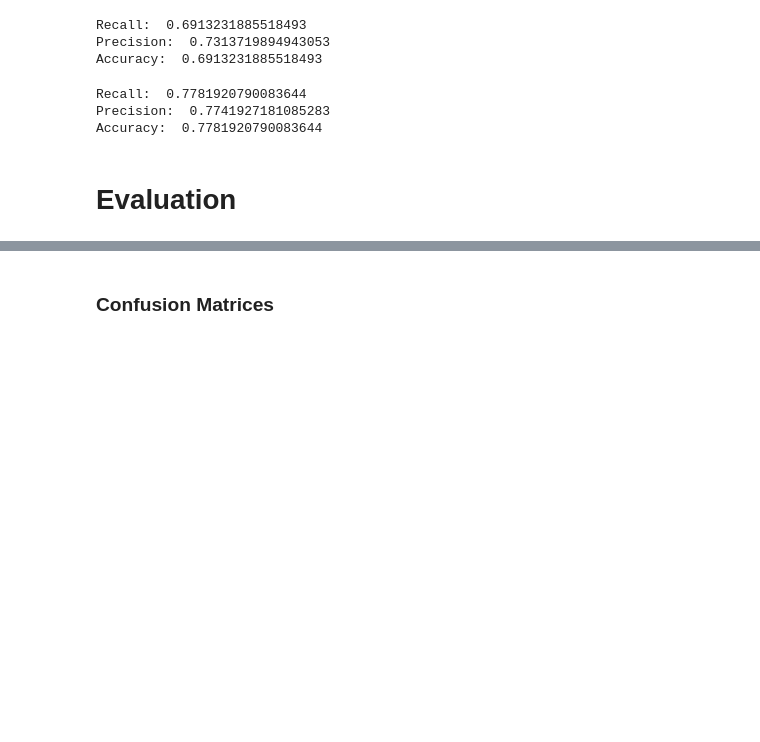
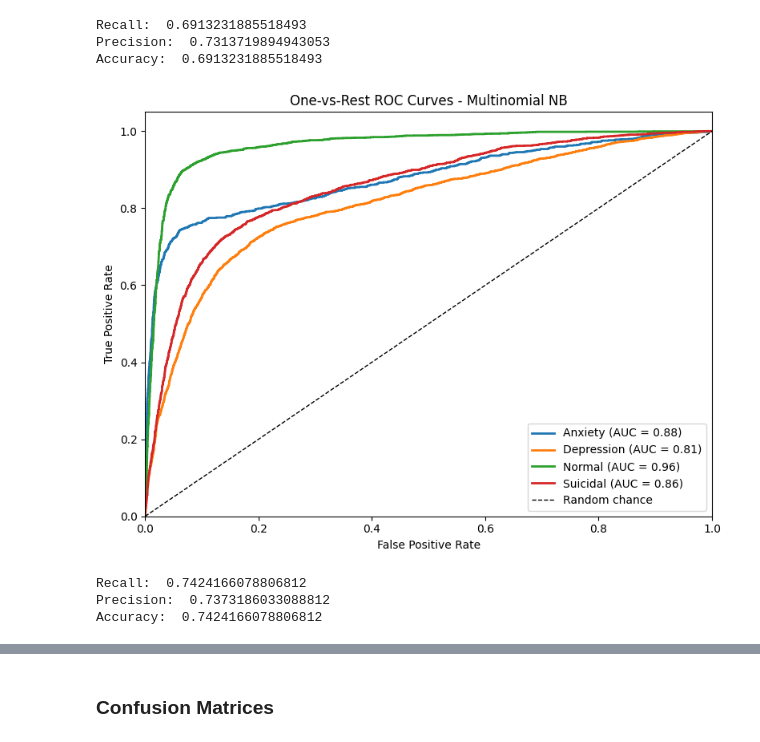
Before and after one commit to Ibrahim581/LIN_371_Project, a Jupyter notebook: Mental_Health_Analysis.ipynb, the cells around one changed output, grey strips where cells are left out. Drawn from its saved outputs; the diff is of its cells as text; code cells hidden in the pictures; blank space fills up the shorter version.

```diff
--- a/Mental_Health_Analysis.ipynb
+++ b/Mental_Health_Analysis.ipynb
@@ -161,18 +219,20 @@ Accuracy:  0.7612617152070946
 # %%
-y_pred_nb, cm_nb, recall_nb, precision_nb, accuracy_nb = fit_predict(Xtrain, Xtest, ytrain, ytest, vect,
-                                                                      MultinomialNB())
+model_nb = MultinomialNB()
+y_pred_nb, y_proba_nb, cm_nb, recall_nb, precision_nb, accuracy_nb = fit_predict(Xtrain, Xtest, ytrain, ytest, vect,
+                                                                      model_nb)
 # %% [output]
 Recall:  0.6913231885518493
 Precision:  0.7313719894943053
 Accuracy:  0.6913231885518493
+# %%
+plot_ovr_roc_curves(ytest, y_proba_nb, classes=model_nb.classes_, class_names = class_map, model_name = 'Multinomial NB')
+# %% [output]
+[figure, added]
 # %%
-
-
-y_pred_xgb, cm_xgb, recall_xgb, precision_xgb, accuracy_xgb = fit_predict(Xtrain, Xtest, ytrain, ytest, vect,
-                                                                          xgb.XGBClassifier(n_estimators=10000, max_depth=3, learning_rate=0.1))
+model_xgb = xgb.XGBClassifier(n_estimators=300, max_depth=3, learning_rate=0.1, eval_metric = 'mlogloss')
+y_pred_xgb, y_proba_xgb, cm_xgb, recall_xgb, precision_xgb, accuracy_xgb = fit_predict(Xtrain, Xtest, ytrain, ytest, vect,
+                                                                          model_xgb)
 # %% [output]
-Recall:  0.7781920790083644
-Precision:  0.7741927181085283
-Accuracy:  0.7781920790083644
+Recall:  0.7424166078806812
+Precision:  0.7373186033088812
+Accuracy:  0.7424166078806812
-# %% [markdown]
-# Evaluation
```
Also changed, not shown: parts of 18 cells of this notebook.
